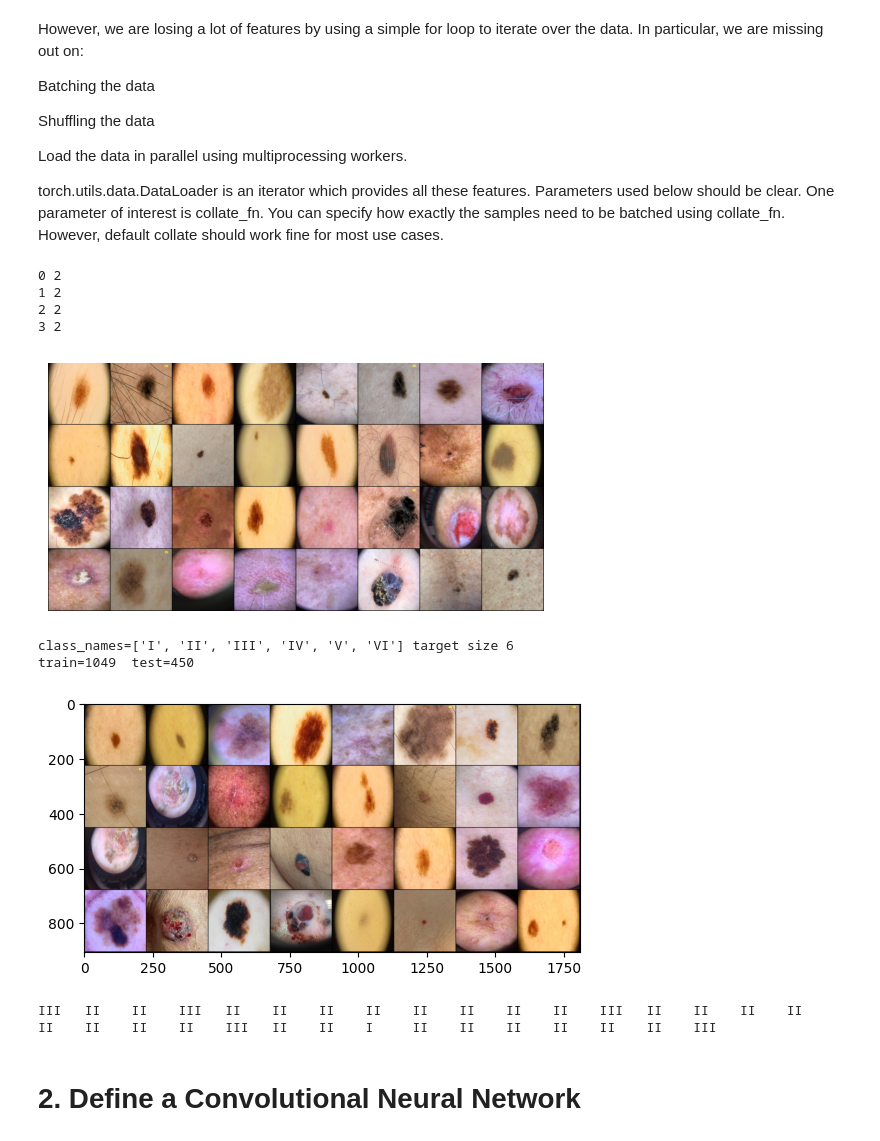
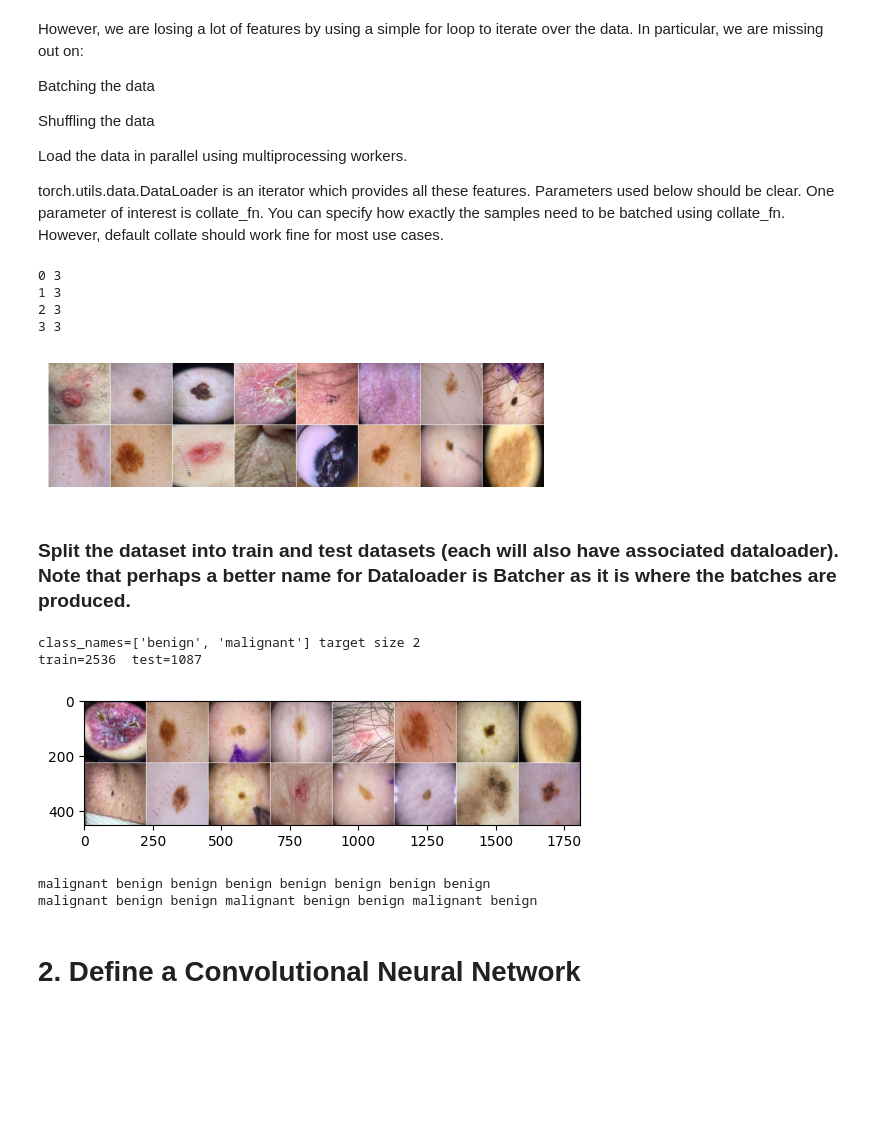
Before and after one commit to jpope8/skin-image-analysis, a Jupyter notebook: notebooks/jgi_hiba_2022_torch.ipynb, the cells around one changed output. Cells and saved outputs as stored; diff of their text form; code cells hidden in the pictures; blank space fills up the shorter version.

```diff
--- a/notebooks/jgi_hiba_2022_torch.ipynb
+++ b/notebooks/jgi_hiba_2022_torch.ipynb
@@ -174,0 +176,2 @@ print(example_metadata)
+# %%
+isic_metadata_df = filter_rows_with_values(isic_metadata_df, 'benign_malignant', ['benign', 'malignant'] )
@@ -559,52 +638,59 @@ Shuffling the data
 Load the data in parallel using multiprocessing workers.
 
 torch.utils.data.DataLoader is an iterator which provides all these features. Parameters used below should be clear. One parameter of interest is collate_fn. You can specify how exactly the samples need to be batched using collate_fn. However, default collate should work fine for most use cases.
+# %%
+from torch.utils.data import DataLoader
+from torchvision import utils
+
+# Create function to show the images in a batch from a dataloader
+# Helper function to show a batch
+def show_landmarks_batch(sample_batched):
+    """Show image with landmarks for a batch of samples."""
+    images_batch, labels_batch, indexes = sample_batched
+    batch_size = len(images_batch)
+    #print(f"batch_size={batch_size}")
+    im_size = images_batch.size(2)
+    grid_border_size = 2
+
+    grid = utils.make_grid(images_batch)
+    plt.imshow(grid.numpy().transpose((1, 2, 0)))
+# %%
+# Define optimisation parameters
+#   tune the num_threads to your CPU
+#   tune the batch size to your RAM
+num_threads = 6 # assuming 16 CPUs
+batch_size = 16
 # %%
-from torch.utils.data import DataLoader
-from torchvision import utils
-
-num_threads = 16 # assuming 16 CPUs
-
-batch_size = 32
+# This dataloader is an example only, we split the dataset later and use the train and test loaders
+# Said another way, you can safely skip this
 dataloader = DataLoader(transformed_dataset, batch_size=batch_size, shuffle=True, num_workers=num_threads)
-
-
-# Helper function to show a batch
-def show_landmarks_batch(sample_batched):
-    """Show image with landmarks for a batch of samples."""
-    images_batch, labels_batch = sample_batched
-    batch_size = len(images_batch)
-    #print(f"batch_size={batch_size}")
-    im_size = images_batch.size(2)
-    grid_border_size = 2
-
-    grid = utils.make_grid(images_batch)
-    plt.imshow(grid.numpy().transpose((1, 2, 0)))
 
 # if you are using Windows, uncomment the next line and indent the for loop.
 # you might need to go back and change ``num_workers`` to 0.
 
 # if __name__ == '__main__':
 for i_batch, sample_batched in enumerate(dataloader):
     # NB sample_batched should always be 2, two lists
     #   list of batch_size for images
     #   list of batch_size for labels
     print(i_batch, len(sample_batched) )
 
     # observe 4th batch and stop.
     if i_batch == 3:
         plt.figure()
         show_landmarks_batch(sample_batched)
         plt.axis('off')
         plt.ioff()
         plt.show()
         break
 # %% [output]
-0 2
-1 2
-2 2
-3 2
+0 3
+1 3
+2 3
+3 3
-[figure, old version]
+[figure, new version]
+# %% [markdown]
+### Split the dataset into train and test datasets (each will also have associated dataloader).  Note that perhaps a better name for Dataloader is Batcher as it is where the batches are produced.
 # %%
 class_names = transformed_dataset.get_class_names()
 
@@ -613,12 +699,13 @@ train = int(0.7 * total)
 test  = total - train
 print(  f"class_names={class_names} target size {len(class_names)}" )
 print(  f"train={train}  test={test}" )
-train_set, val_set = torch.utils.data.random_split(transformed_dataset, [train, test])
+train_set, test_set = torch.utils.data.random_split(transformed_dataset, [train, test])
 
 trainloader = DataLoader(train_set, batch_size=batch_size, shuffle=True, num_workers=num_threads)
+#testloader  = DataLoader(test_set,  batch_size=batch_size, shuffle=True, num_workers=num_threads)
 # %% [output]
-class_names=['I', 'II', 'III', 'IV', 'V', 'VI'] target size 6
-train=1049  test=450
+class_names=['benign', 'malignant'] target size 2
+train=2536  test=1087
 # %%
 import matplotlib.pyplot as plt
 import numpy as np
@@ -633,16 +720,23 @@ def imshow(img):
 
 # get some random training images
 dataiter = iter(trainloader)
-images, labels = next(dataiter)
+images, labels, indexes = next(dataiter)
 
 
 # show images
 imshow(torchvision.utils.make_grid(images))
 # print labels
-print(' '.join(f'{class_names[labels[j]]:5s}' for j in range(batch_size)))
+label_list = list()
+for j in range(batch_size):
+    label_list.append(class_names[labels[j]])
+    if (j+1) % 8 == 0:
+        print(' '.join(label_list) )
+        label_list.clear()
+#print(' '.join(f'{class_names[labels[j]]:5s}' for j in range(batch_size)))
 # %% [output]
-[figure, old version]
+[figure, new version]
-III   II    II    III   II    II    II    II    II    II    II    II    III   II    II    II    II    II    II    II    II    III   II    II    I     II    II    II    II    II    II    III
+malignant benign benign benign benign benign benign benign
+malignant benign benign malignant benign benign malignant benign
 # %% [markdown]
 # 2. Define a Convolutional Neural Network
 # %%
```
Also changed, not shown: parts of 96 cells of this notebook, 1 other file.
